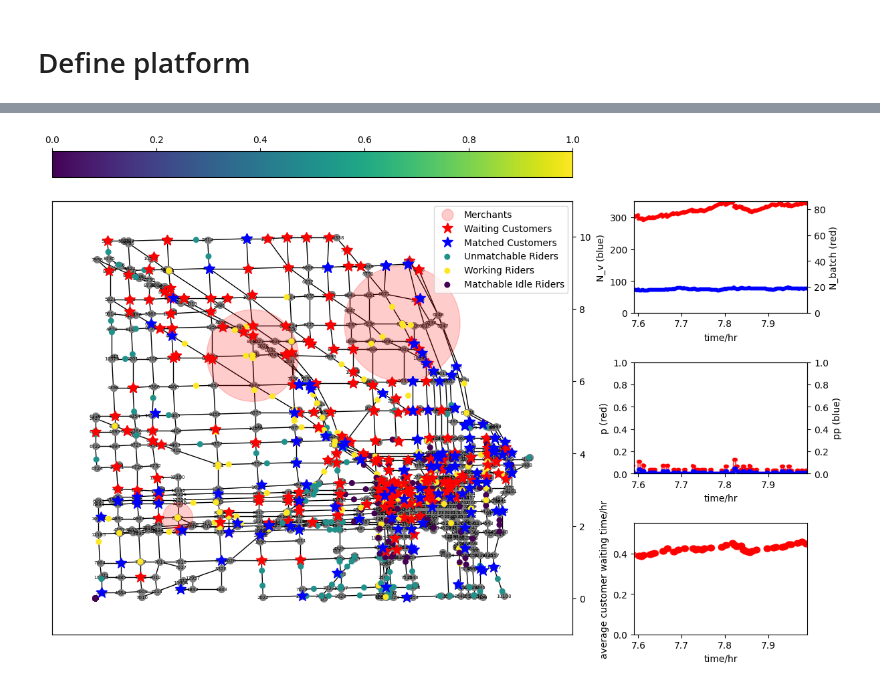
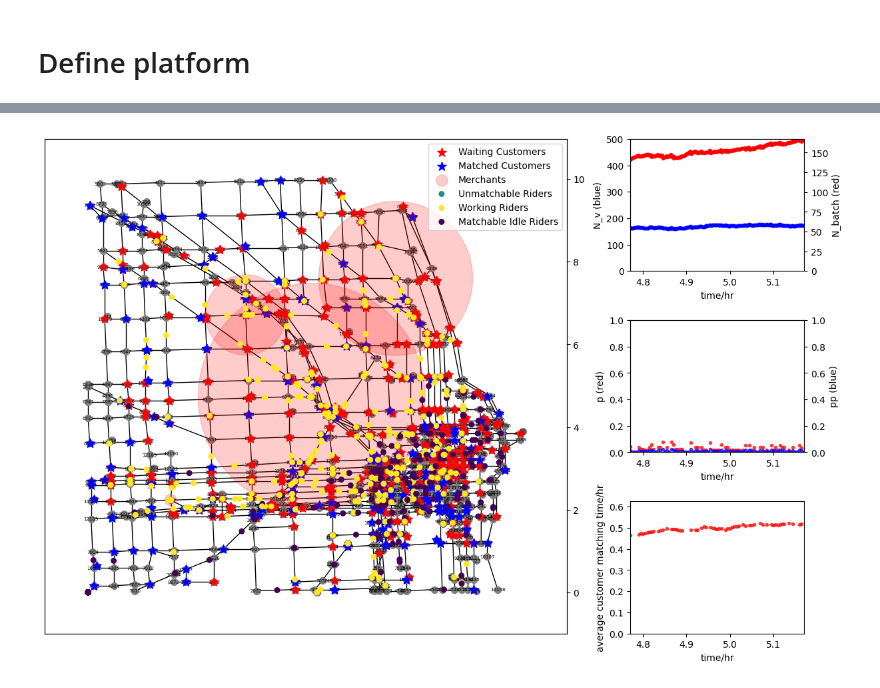
Before and after one commit to khzhang2/FD_Simulator, a Jupyter notebook: Simulator Notebook.ipynb, the cells around one changed output, grey strips where cells are left out. Cells and saved outputs as stored; diff of their text form; code cells hidden in the pictures.

```diff
--- a/Simulator Notebook.ipynb
+++ b/Simulator Notebook.ipynb
@@ -163,13 +163,10 @@ class platform:
                 self.customer_df.loc[self.customer_df['state']!='delivered', 'waiting_time'] + t_resolution
 
     def update_matched_order(self, matched_batches):
-        self.customer_df.loc[self.customer_df['node_ID'].isin(matched_batches.flatten()), 'state'] = 'matched'
-        self.matched_customer_df = pd.concat(
-            [self.matched_customer_df, self.customer_df.loc[self.customer_df['state']=='matched']]
-        )
-        self.customer_df = self.customer_df.drop(
-            index=self.customer_df.loc[self.customer_df['state']=='matched'].index
-        )
+        for i in matched_batches.flatten():
+            first_cust_ind = self.customer_df.loc[self.customer_df['node_ID']==i, 'waiting_time'].astype(float).idxmax()
+            self.matched_customer_df.loc[self.matched_customer_df.shape[0]] = self.customer_df.loc[first_cust_ind].values
+            self.customer_df = self.customer_df.drop(index=first_cust_ind)
 
         self.matched_customer_df.index = range(self.matched_customer_df.shape[0])
         self.customer_df.index = range(self.customer_df.shape[0])
@@ -256,9 +253,9 @@ def move_all_riders():
 # %%
 config_set = []
 rider_set = []
-N = 350
-q_bar = 500
-r = 2
+N = 500
+q_bar = 1000
+r = 4
 cR = 5
 k = 3
 t = 0.005
@@ -276,7 +273,7 @@ dec_var = {
     'q_bar': q_bar
 }
 
-merchant_node_set = [10343, 2766, 6907, 6237]
+merchant_node_set = [10343, 2766, 6907, 6237, 6386]
 # %%
 num_new_riders = N
 
@@ -334,31 +331,31 @@ ax5.set_ylabel('pp (blue)')
 ax5.set_xlabel('time/hr')
 ax5.set_ylim([0, 1])
 ax6 = fig.add_subplot(gs[2, 3])
-ax6.set_ylabel('average customer waiting time/hr')
+ax6.set_ylabel('average customer matching time/hr')
 ax6.set_xlabel('time/hr')
 
 # plt.tight_layout()
 
 nx.draw_networkx(G, pos=pos, ax=ax0, node_size=50, font_size=5, node_color='gray')
 
+scat2 = ax.scatter([], [], color='red', marker='*', s=100, label='Waiting Customers')  # for waiting customers
+scat3 = ax.scatter([], [], color='blue', marker='*', s=100, label='Matched Customers')  # for matched customers
 scat4 = ax.scatter([], [], color='red', alpha=0.2, label='Merchants', s=150)  # for merchants
-scat2, = ax.plot([], [], 'r*', markersize=12, label='Waiting Customers')  # for waiting customers
-scat3, = ax.plot([], [], 'b*', markersize=12, label='Matched Customers')  # for matched customers
+
 # riders
 color = np.ones(N) * 0.5
 scat = ax.scatter(np.zeros(len(rider_set)), np.zeros(len(rider_set)), s=30, c=np.ones(N) * 0.5, vmin=0, vmax=1, label='Unmatchable Riders')
 ax.scatter(np.zeros(len(rider_set)), np.zeros(len(rider_set)), s=30, c=np.ones(N), vmin=0, vmax=1, label='Working Riders')
 ax.scatter(np.zeros(len(rider_set)), np.zeros(len(rider_set)), s=30, c=np.zeros(N), vmin=0, vmax=1, label='Matchable Idle Riders')
-fig.colorbar(scat, ax=ax, location='top')
 ax.legend(loc='upper right')
 
 line2, = ax2.plot([], [], 'b.-', alpha=0.7)
 line3, = ax3.plot([], [], 'r.-', alpha=0.7)
 line4, = ax4.plot([], [], 'r.-', alpha=0.7)
 line5, = ax5.plot([], [], 'b.-', alpha=0.7)
-line6, = ax6.plot([], [], 'ro-', alpha=0.7)
+line6, = ax6.plot([], [], 'r.-', alpha=0.7)
 
-while c < 8000:
+while c < 13000:
     idle_rider_IDs = []
     for i in range(N):
         if rider_set[i].state=='idle' and rider_set[i].if_matchable:
@@ -367,21 +364,24 @@ while c < 8000:
     q = q_bar * cR**2 / Delta**2
     virtual_plat.acquire_order(q)
 
-    if c%match_period==0:
+    if int(c%match_period)==0:
         matched_batches, matched_rider_IDs, matched_merchants, avg_W_cq = virtual_plat.match(
             idle_rider_IDs, rider_set
         )
+    else:
+        matched_batches, matched_rider_IDs, matched_merchants, avg_W_cq = np.array([]), [], [], np.nan
 
-    num_matched_cust = matched_batches.size
+    num_matched_cust = matched_batches.size if int(c%match_period)==0 else np.nan
     try:
         p = num_matched_cust / (num_matched_cust + virtual_plat.num_accumulated_order/k)
     except:
         # when there is no order
-        p = 1
+        p = np.nan
+    num_matched_rider_IDs = num_matched_cust // k
     try:
-        pp = len(matched_rider_IDs) / len(idle_rider_IDs)
+        pp = num_matched_rider_IDs / len(idle_rider_IDs)
     except:
-        pp = 1
+        pp = np.nan
 
     # move
 #     rider_set = move_rider(
@@ -401,31 +401,25 @@ while c < 8000:
             virtual_plat.matched_customer_df['node_ID'].isin(delivered_customers_set)
         ].index
     )
+    virtual_plat.matched_customer_df.index = range(virtual_plat.matched_customer_df.shape[0])
+    print(c, len(delivered_customers_set)+virtual_plat.customer_df.shape[0]+virtual_plat.matched_customer_df.shape[0])
 
-    time = c*t_resolution
-    x_axis.append(time)
+    time_now = c * t_resolution
+    x_axis.append(time_now)
     num_idle_rider_IDs_set.append(len(idle_rider_IDs))
     num_accumulated_batch_set.append(virtual_plat.num_accumulated_order/k)  # continuous
     p_set.append(p)
     pp_set.append(pp)
     avg_W_cq_set.append(avg_W_cq)
 
-    if c%10==0:
-        # plot merchants
-        merchant_pos = [[get_node_xy(i)[0], get_node_xy(i)[1]] for i in merchant_node_set]
-        scat4.set_offsets(np.array(merchant_pos))
-        acc_orders_by_merchant = []
-        for i in merchant_node_set:
-            acc_orders_by_merchant.append(virtual_plat.customer_df.loc[virtual_plat.customer_df['merchant_node']==i].shape[0])
-        scat4.set_sizes(150 + np.array(acc_orders_by_merchant)**2)
-
+    if c%1==0:
         # plot customers
         if virtual_plat.customer_df.shape[0]>0:
             cust_pos = np.array(virtual_plat.customer_df[['position_x', 'position_y']].to_numpy())
-            scat2.set_data(cust_pos.T)
+            scat2.set_offsets(cust_pos)
         if virtual_plat.matched_customer_df.shape[0] > 0:
             cust_pos_m = np.array(virtual_plat.matched_customer_df[['position_x', 'position_y']].to_numpy())
-            scat3.set_data(cust_pos_m.T)
+            scat3.set_offsets(cust_pos_m)
 
         # plot riders
         for i in range(N):
@@ -440,6 +434,14 @@ while c < 8000:
             np.array( [ [rider_set[i].position[0], rider_set[i].position[1]] for i in range(N)] )
         )
 
+        # plot merchants
+        merchant_pos = [[get_node_xy(i)[0], get_node_xy(i)[1]] for i in merchant_node_set]
+        scat4.set_offsets(np.array(merchant_pos))
+        acc_orders_by_merchant = []
+        for i in merchant_node_set:
+            acc_orders_by_merchant.append(virtual_plat.customer_df.loc[virtual_plat.customer_df['merchant_node']==i].shape[0])
+        scat4.set_sizes(150 + np.array(acc_orders_by_merchant)**2)
+
         line2.set_data(x_axis, num_idle_rider_IDs_set)
         ax2.set_ylim([min(num_idle_rider_IDs_set), N])
         line3.set_data(x_axis, num_accumulated_batch_set)
@@ -448,17 +450,17 @@ while c < 8000:
         line5.set_data(x_axis, pp_set)
         line6.set_data(x_axis, avg_W_cq_set)
 
-        ax2.set_xlim([max(0, time - 0.4), time])
-        ax3.set_xlim([max(0, time - 0.4), time])
-        ax4.set_xlim([max(0, time - 0.4), time])
-        ax5.set_xlim([max(0, time - 0.4), time])
-        ax6.set_xlim([max(0, time - 0.4), time])
+        ax2.set_xlim([max(0, time_now - 0.4), time_now])
+        ax3.set_xlim([max(0, time_now - 0.4), time_now])
+        ax4.set_xlim([max(0, time_now - 0.4), time_now])
+        ax5.set_xlim([max(0, time_now - 0.4), time_now])
+        ax6.set_xlim([max(0, time_now - 0.4), time_now])
         if np.isnan(np.nanmax(avg_W_cq_set))==False:
             ax6.set_ylim([0, 1.2 * np.nanmax(avg_W_cq_set)])
 
         display.clear_output(wait=True)
         display.display(plt.gcf())
 
-        fig.savefig('./res_img/%.4f.png'%time, dpi=75)
+        fig.savefig('./res_img/%i%.4f.png'%(time_now//10, time_now-time_now//10*10 ), dpi=100)
     c += 1
 # %% [output]
@@ -465 +468 @@ while c < 8000:
-[figure, old version]
+[figure, new version]
```
Also changed, not shown: parts of 3 cells of this notebook, 4 other files.
